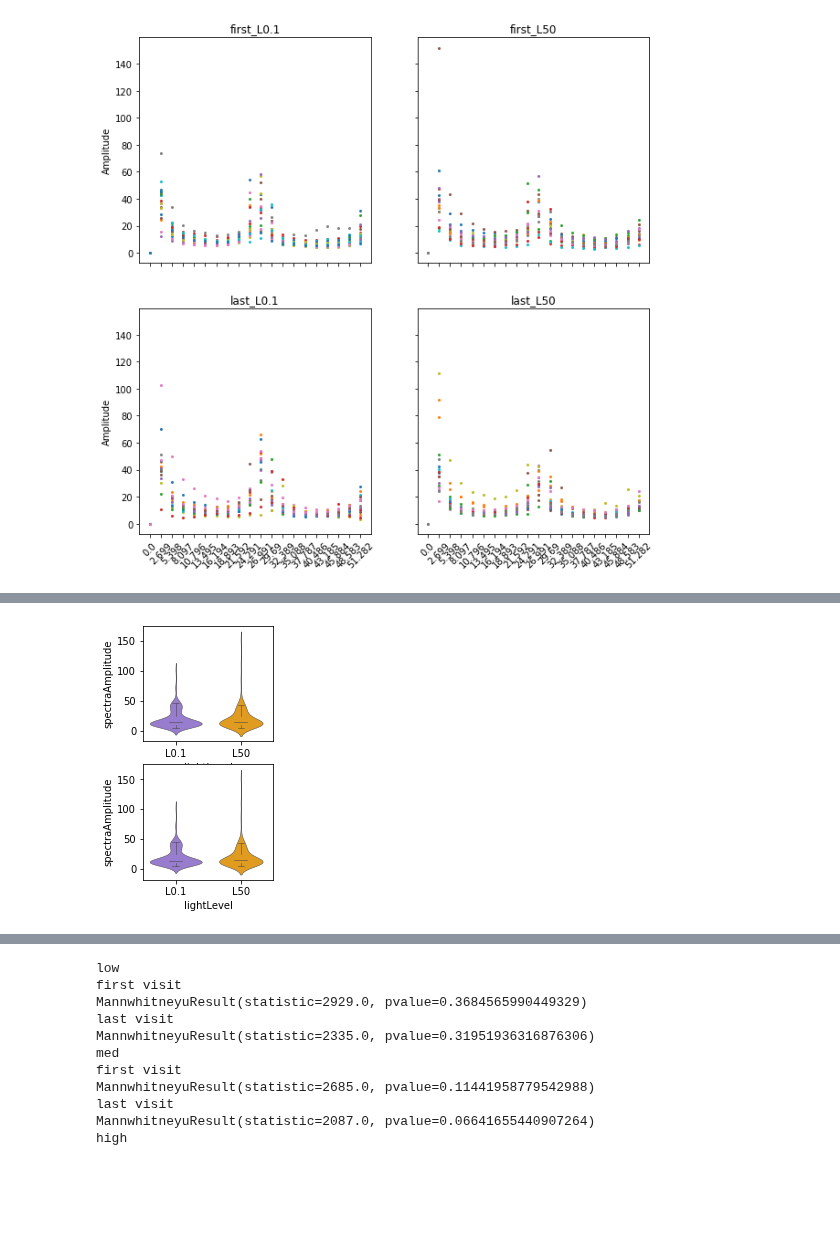
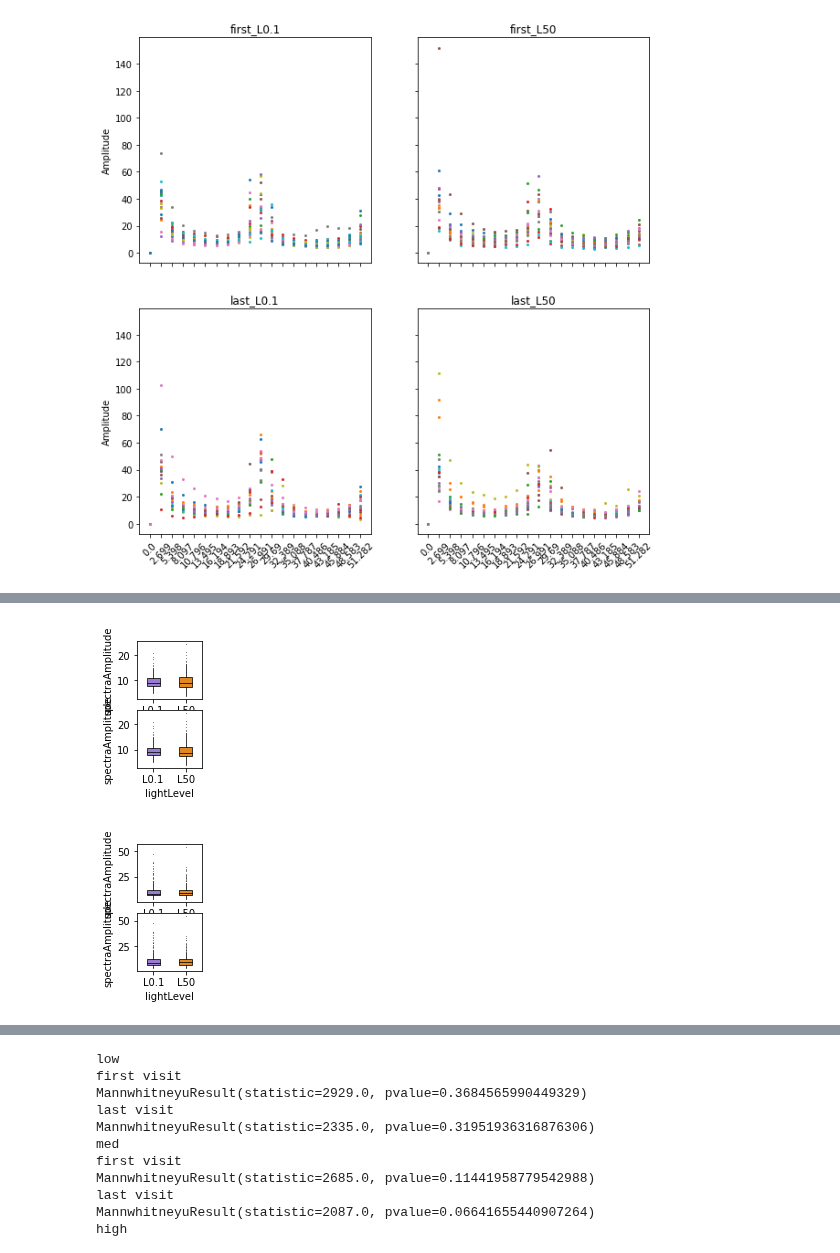
Before and after one commit to itsMahad/ManducaMultiSenseFeeding, a Jupyter notebook: M_Step4_Tortuosity_DispDist_SpectralAnalysis.ipynb, the cells around one changed output, grey strips where cells are left out. Cells and saved outputs as stored; diff of their text form; code cells hidden in the pictures; blank space fills up the shorter version.

```diff
--- a/M_Step4_Tortuosity_DispDist_SpectralAnalysis.ipynb
+++ b/M_Step4_Tortuosity_DispDist_SpectralAnalysis.ipynb
@@ -260,0 +275,5 @@ high_last = data[(data.lightLevel == 'L50') & (data.visit == 'last')].disp_tor.v
+# %%
+for v, test_df in data.groupby('visit'):
+    for t, final in test_df.groupby('lightLevel'):
+        l = len(final.mothID.unique())
+        print('Num of moths for %s and %s is %i' %(v, t, l))
@@ -352,26 +390,43 @@ high_fft = pd.DataFrame({'visit' : visit_h,
+# %%
+f, ax = plt.subplots(2,1, figsize = (w/2,h/2), sharey = True)
+
+i=0
+
+for v, sub in data.groupby('visit'):
+#     sns.violinplot(x='lightLevel', y='spectraAmplitude', data = med_fft,
+#                    inner = None,
+#                    palette=['mediumpurple','orange'],
+#                    linewidth = 0.5,
+#                    ax=ax[i])
+    sns.boxplot(x='lightLevel', y='spectraAmplitude', data = med_fft,
+                fliersize = .2, ax=ax[i], **boxplot_kwargs)
+#     sns.stripplot(x='lightLevel', y='spectraAmplitude', data = low_fft,
+#                   ax=ax[i], dodge=True, **stripplot_kwargs)
+    i+=1
+plt.savefig(figpath + 'fft_med_boxplot.pdf', bbox_inches = 'tight',
+    pad_inches = 0)
+# %% [output]
+[figure, added]
 # %%
-f, ax = plt.subplots(2,1, figsize = (w,h), sharey = True)
+f, ax = plt.subplots(2,1, figsize = (w/2,h/2), sharey = True)
 
 i=0
 
 for v, sub in data.groupby('visit'):
-    sns.violinplot(x='lightLevel', y='spectraAmplitude', data = low_fft,
-                   inner = None,
-                   palette=['mediumpurple','orange'],
-                   linewidth = 0.5,
-                   ax=ax[i])
-    sns.boxplot(x='lightLevel', y='spectraAmplitude', data = low_fft,
-                width = 0.2,
-                linewidth = 0.5,
-                fliersize = 0,
-                ax=ax[i])
+#     sns.violinplot(x='lightLevel', y='spectraAmplitude', data = high_fft,
+#                    inner = None,
+#                    palette=['mediumpurple','orange'],
+#                    linewidth = 0.5,
+#                    ax=ax[i])
+    sns.boxplot(x='lightLevel', y='spectraAmplitude', data = high_fft,
+                fliersize = .2, ax=ax[i], **boxplot_kwargs)
 #     sns.swarmplot(x='lightLevel', y='spectraAmplitude', data = low_fft,
 #                 size=2,
 #                   color="0.3",
 #                   linewidth=0,
 #                   ax=ax[i])
     i+=1
-plt.savefig(figpath + 'fft_low.pdf', bbox_inches = 'tight',
+plt.savefig(figpath + 'fft_high_boxplot.pdf', bbox_inches = 'tight',
     pad_inches = 0)
 # %% [output]
-[figure, old version]
+[figure, new version]
```
Also changed, not shown: parts of 8 cells of this notebook, 5 other files.
